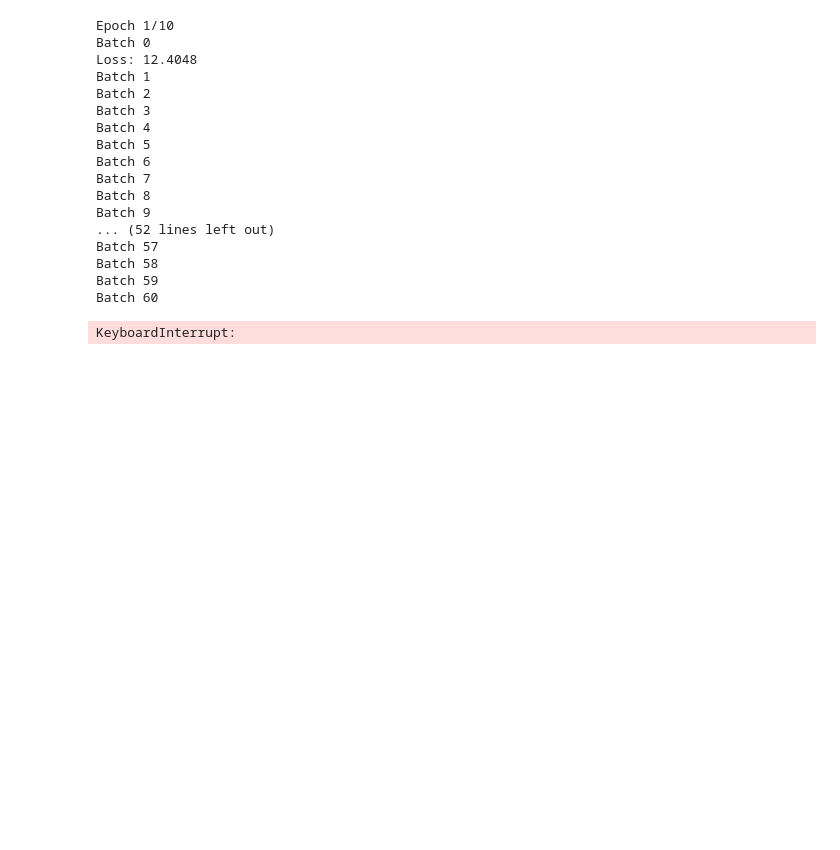
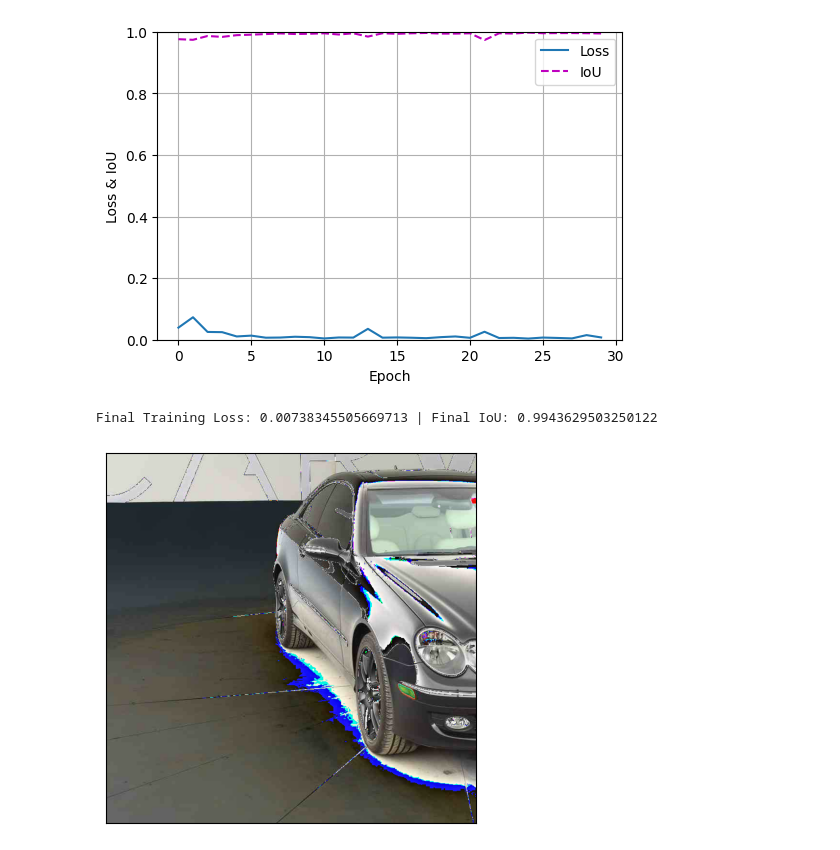
Before and after one commit to hjmillard/U-Net, a Jupyter notebook: carvana.ipynb, the cells around one changed output. Saved outputs shown, nothing was run; the diff lists cells and outputs as text; code cells hidden in the pictures; blank space fills up the shorter version.

Commit message:
implemented(carvana.ipynb): Created class Animator - fully implemented. Implemented save_checkpoint, trained the model and animated the loss and IoU. Saved the checkpoint at epoch 30.

```diff
--- a/carvana.ipynb
+++ b/carvana.ipynb
@@ -150,8 +357,9 @@ def evaluate(model, loader, device, epoch):
 # %%
-def main():
+def train_network():
     image_dir = 'D:/machine-learning/datasets/carvana/train/train'
     mask_dir = 'D:/machine-learning/datasets/carvana/train_masks/train_masks'
     transform = get_transforms()
+    num_epochs = 30
 
     dataset = CarvanaDataset(image_dir, mask_dir, transform=transform)
     loader = DataLoader(dataset, batch_size=2, shuffle=True, num_workers=0)
@@ -160,29 +368,42 @@ def main():
     model = UNet().to(device)
     optimizer = optim.Adam(model.parameters(), lr=1e-4)
     loss_fn = nn.BCELoss()
+    animator = Animator(xlabel='Epoch', ylabel='Loss & IoU', legend=['Loss', 'IoU'], ylim=[0, 1.0])
 
-    for epoch in range(10):
-        print(f"Epoch {epoch+1}/10")
-        train_fn(loader, model, optimizer, loss_fn, device)
-        evaluate(model, loader, device, epoch)
+    for epoch in range(num_epochs):
+        # print(f"Epoch {epoch+1}/{num_epochs}")
+        loss, iou_score = train_fn(loader, model, optimizer, loss_fn, device)
+        animator.add(epoch, [loss.item(), iou_score.item()])
+
+        if (epoch + 1) % 5 == 0 or epoch == 0:
+            save_predictions(model, loader, device, epoch)
+
+    animator.close()
+
+    model.eval()
+    image = Image.open(os.path.join(image_dir, 'b24fd9084449_16.jpg'))
+    image = transform(image=np.array(image.convert("RGB")))['image'].unsqueeze(0).to(device)
+    with torch.no_grad():
+        pred = model(image)
+    # print(f"Pred stats:, torch.min(pred)={torch.min(pred)} torch.max(pred)={torch.max(pred)}, pred.shape={pred.shape}")
+
+    visualization.show(image.squeeze(0))
+
+    # pred = (pred >= 0.5).to(torch.uint8) * 255
+    pred[pred >= 0.5] = 255
+    pred[pred < 0.5] = 0
+    # print(torch.unique(pred, return_counts=True))
+    visualization.show(pred.squeeze(0))
+
+    pred[pred >= 0.5] = 255
+    pred[pred < 0.5] = 0
+    save_prediction(pred, 'D:/machine-learning/datasets/carvana/preds/prediction.png')
+
+    print(f"Final Training Loss: {loss.item()} | Final IoU: {iou_score.item()}")
+    return model,
 # %%
-main()
+model, loader = train_network()
 # %% [output]
+[figure, added]
-Epoch 1/10
-Batch 0
-Loss: 12.4048
-Batch 1
-Batch 2
-Batch 3
-Batch 4
-Batch 5
-Batch 6
-Batch 7
-Batch 8
-Batch 9
-... (52 lines left out)
-Batch 57
-Batch 58
-Batch 59
-Batch 60
+Final Training Loss: 0.00738345505669713 | Final IoU: 0.9943629503250122
-KeyboardInterrupt:
+[figure, added]
```
Also changed, not shown: parts of 12 cells of this notebook.
